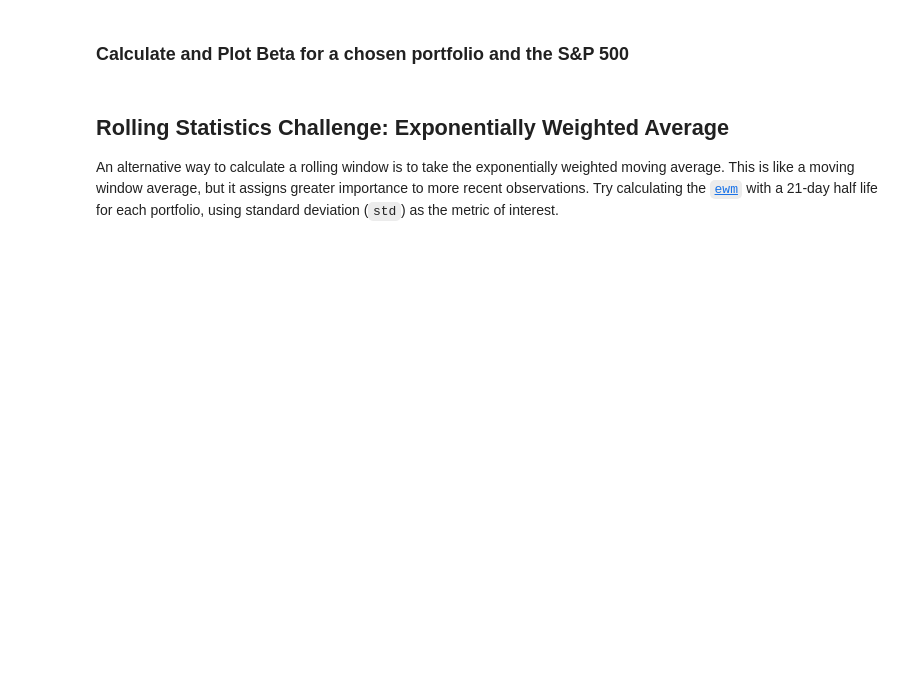
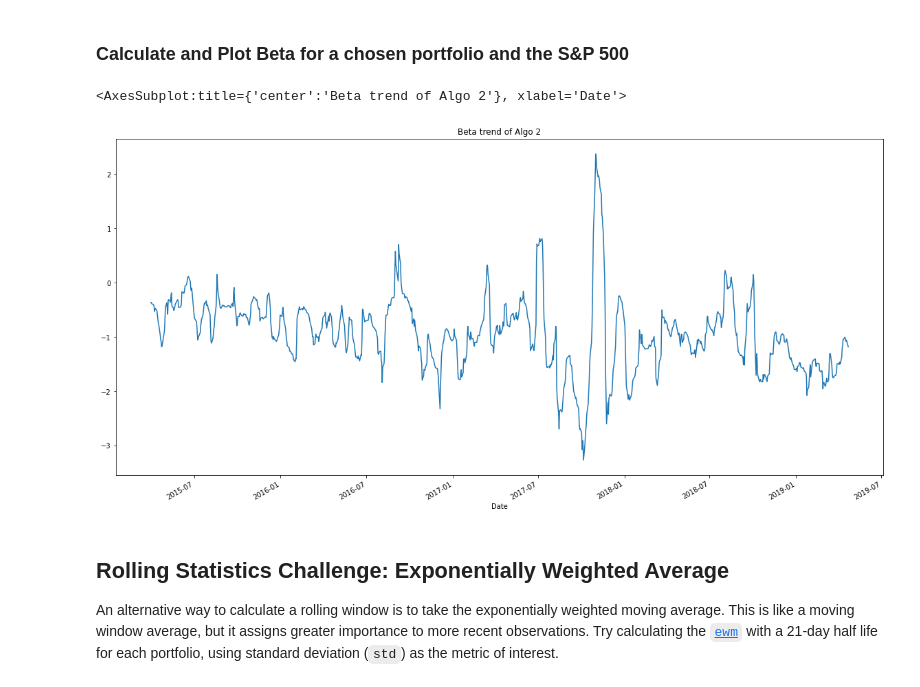
Before and after one commit to mmsaki/whale_portfolio, a Jupyter notebook: whale_analysis.ipynb, the cells around one changed output. Cells and saved outputs as stored; diff of their text form; code cells hidden in the pictures; blank space fills up the shorter version.

```diff
--- a/whale_analysis.ipynb
+++ b/whale_analysis.ipynb
@@ -287,12 +307,19 @@ Risk changes over time. Analyze the rolling statistics for Risk and Beta.
 ### Calculate and Plot Beta for a chosen portfolio and the S&P 500
 # %%
 # Calculate covariance of a single portfolio
+rolling_covariance_algo2 = cumultive_returns['Algo2'].rolling(window=21).cov(cumultive_returns['sp500'])
 
 # Calculate variance of S&P 500
+rolling_variance_SP500 = cumultive_returns['sp500'].rolling(window=21).var()
 
 # Computing beta
+algo2_beta = rolling_covariance_algo2 / rolling_variance_SP500
 
 # Plot beta trend
+algo2_beta.plot(figsize=(20,10), title='Beta trend of Algo 2')
+# %% [output]
+<AxesSubplot:title={'center':'Beta trend of Algo 2'}, xlabel='Date'>
+[figure, added]
 # %% [markdown]
 ## Rolling Statistics Challenge: Exponentially Weighted Average
 
```
Also changed, not shown: parts of 21 cells of this notebook.
